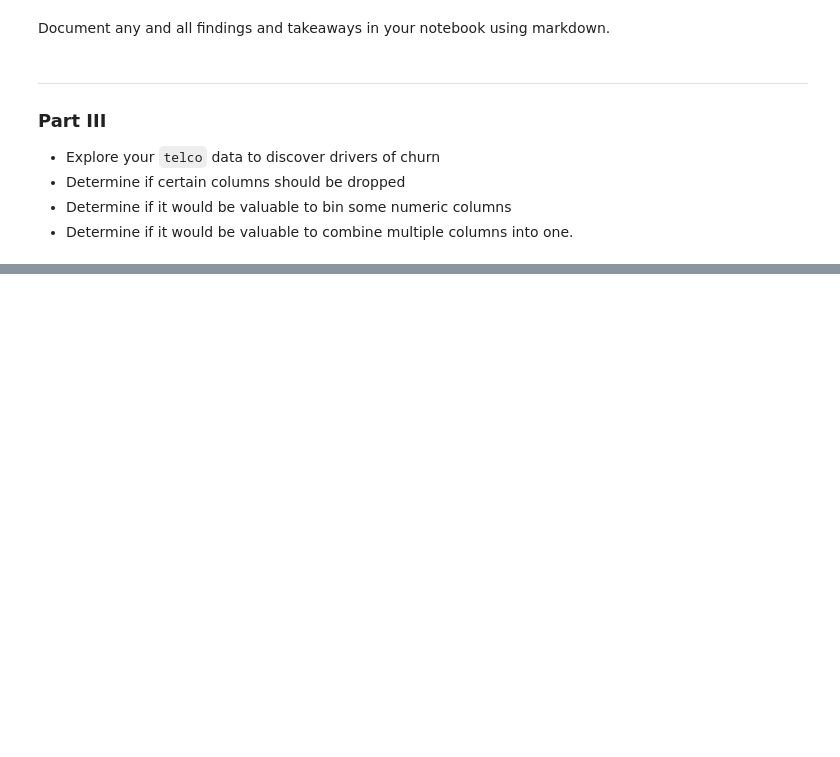
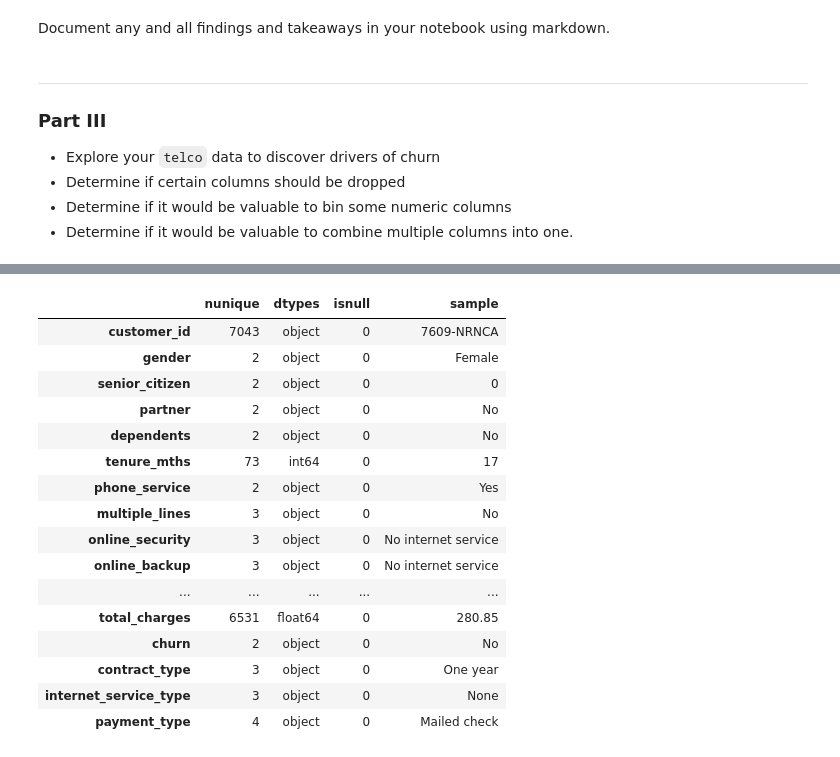
Before and after one commit to Michael-Nelson361/classification-exercises, a Jupyter notebook: explore.ipynb, the cells around one changed output, grey strips where cells are left out. Saved outputs shown, nothing was run; the diff lists cells and outputs as text; code cells hidden in the pictures; blank space fills up the shorter version.

```diff
--- a/explore.ipynb
+++ b/explore.ipynb
@@ -374,0 +393,22 @@ Document any and all findings and takeaways in your notebook using markdown.
+# %%
+# Prepare the data
+telco = prepare.prep_telco(telco)
+env.df_info(telco)
+# %% [output]
+|  | nunique | dtypes | isnull | sample |
+| customer_id | 7043 | object | 0 | 7609-NRNCA |
+| gender | 2 | object | 0 | Female |
+| senior_citizen | 2 | object | 0 | 0 |
+| partner | 2 | object | 0 | No |
+| dependents | 2 | object | 0 | No |
+| tenure_mths | 73 | int64 | 0 | 17 |
+| phone_service | 2 | object | 0 | Yes |
+| multiple_lines | 3 | object | 0 | No |
+| online_security | 3 | object | 0 | No internet service |
+| online_backup | 3 | object | 0 | No internet service |
+| ... | ... | ... | ... | ... |
+| total_charges | 6531 | float64 | 0 | 280.85 |
+| churn | 2 | object | 0 | No |
+| contract_type | 3 | object | 0 | One year |
+| internet_service_type | 3 | object | 0 | None |
+| payment_type | 4 | object | 0 | Mailed check |
```
Also changed, not shown: parts of 18 cells of this notebook.
